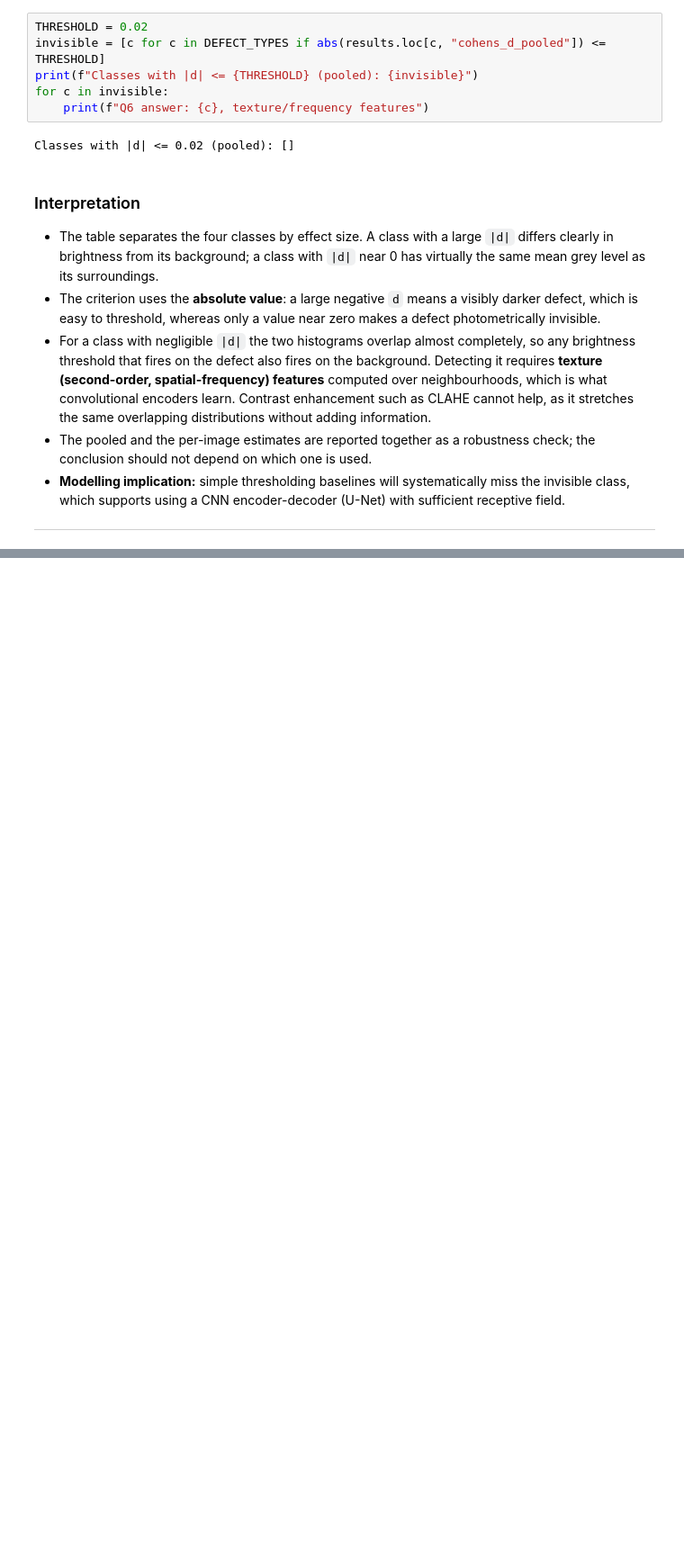
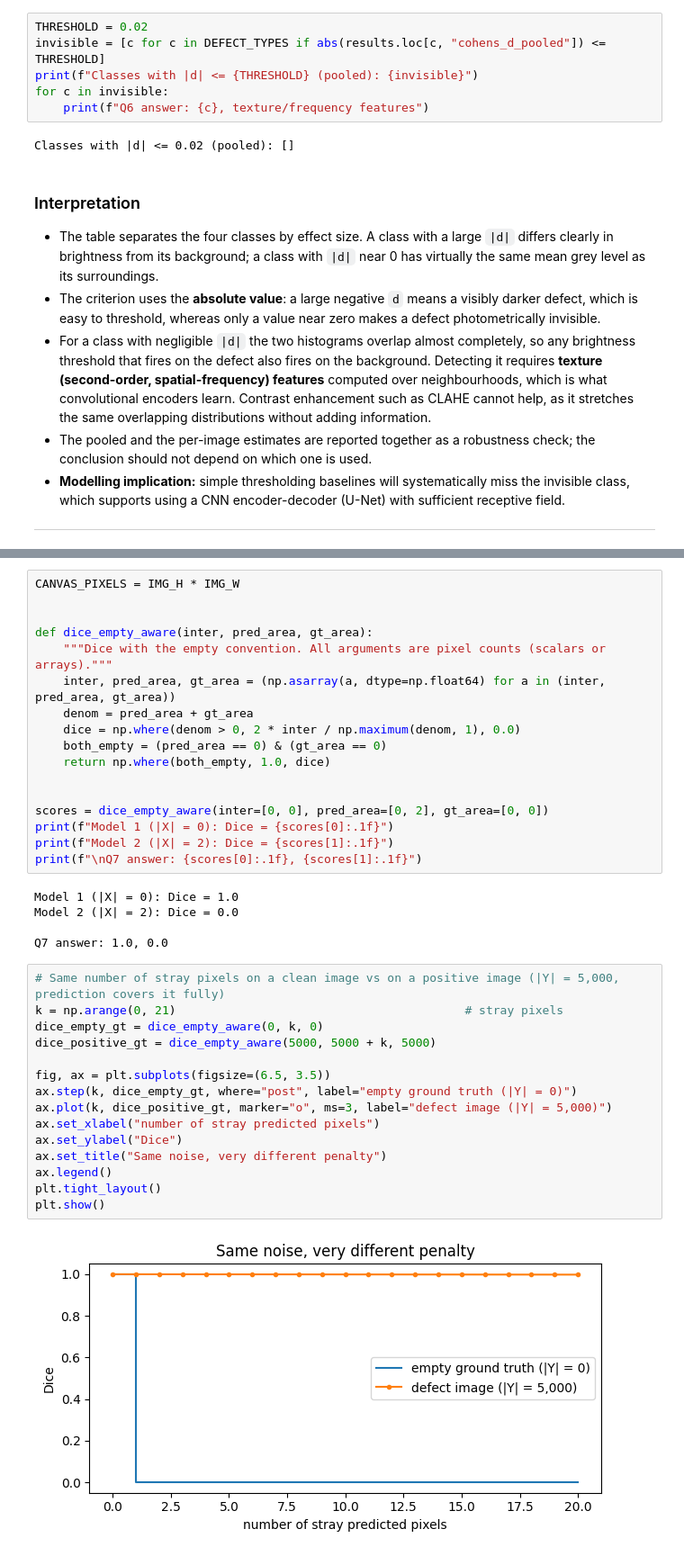
Before and after one commit to Surya-prakash-pareek/dl-genai-project-26-t3, a Jupyter notebook: notebooks/milestone-1.ipynb, the cells around one changed output, grey strips where cells are left out. Shown at 90% size. Saved outputs shown, nothing was run; the diff lists cells and outputs as text; blank space fills up the shorter version.

```diff
--- a/notebooks/milestone-1.ipynb
+++ b/notebooks/milestone-1.ipynb
@@ -481,0 +486,39 @@ Classes with |d| <= 0.02 (pooled): []
+# %%
+CANVAS_PIXELS = IMG_H * IMG_W
+
+
+def dice_empty_aware(inter, pred_area, gt_area):
+    """Dice with the empty convention. All arguments are pixel counts (scalars or arrays)."""
+    inter, pred_area, gt_area = (np.asarray(a, dtype=np.float64) for a in (inter, pred_area, gt_area))
+    denom = pred_area + gt_area
+    dice = np.where(denom > 0, 2 * inter / np.maximum(denom, 1), 0.0)
+    both_empty = (pred_area == 0) & (gt_area == 0)
+    return np.where(both_empty, 1.0, dice)
+
+
+scores = dice_empty_aware(inter=[0, 0], pred_area=[0, 2], gt_area=[0, 0])
+print(f"Model 1 (|X| = 0): Dice = {scores[0]:.1f}")
+print(f"Model 2 (|X| = 2): Dice = {scores[1]:.1f}")
+print(f"\nQ7 answer: {scores[0]:.1f}, {scores[1]:.1f}")
+# %% [output]
+Model 1 (|X| = 0): Dice = 1.0
+Model 2 (|X| = 2): Dice = 0.0
+
+Q7 answer: 1.0, 0.0
+# %%
+# Same number of stray pixels on a clean image vs on a positive image (|Y| = 5,000, prediction covers it fully)
+k = np.arange(0, 21)                                         # stray pixels
+dice_empty_gt = dice_empty_aware(0, k, 0)
+dice_positive_gt = dice_empty_aware(5000, 5000 + k, 5000)
+
+fig, ax = plt.subplots(figsize=(6.5, 3.5))
+ax.step(k, dice_empty_gt, where="post", label="empty ground truth (|Y| = 0)")
+ax.plot(k, dice_positive_gt, marker="o", ms=3, label="defect image (|Y| = 5,000)")
+ax.set_xlabel("number of stray predicted pixels")
+ax.set_ylabel("Dice")
+ax.set_title("Same noise, very different penalty")
+ax.legend()
+plt.tight_layout()
+plt.show()
+# %% [output]
+[figure, added]
```
Also changed, not shown: parts of 9 cells of this notebook.
